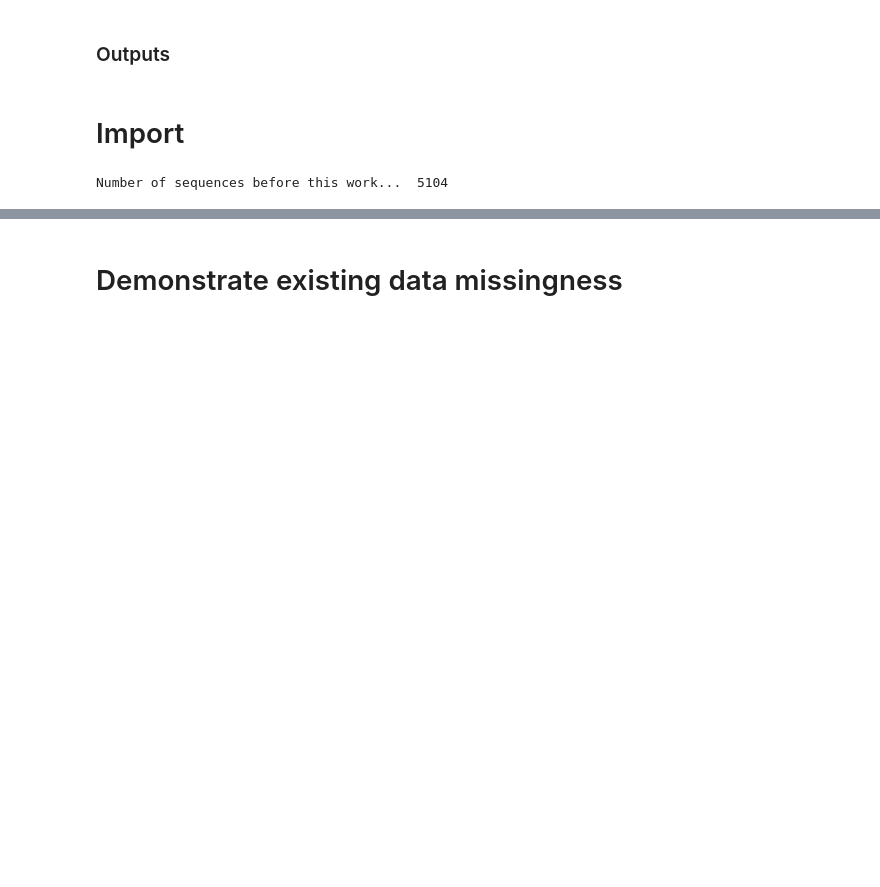
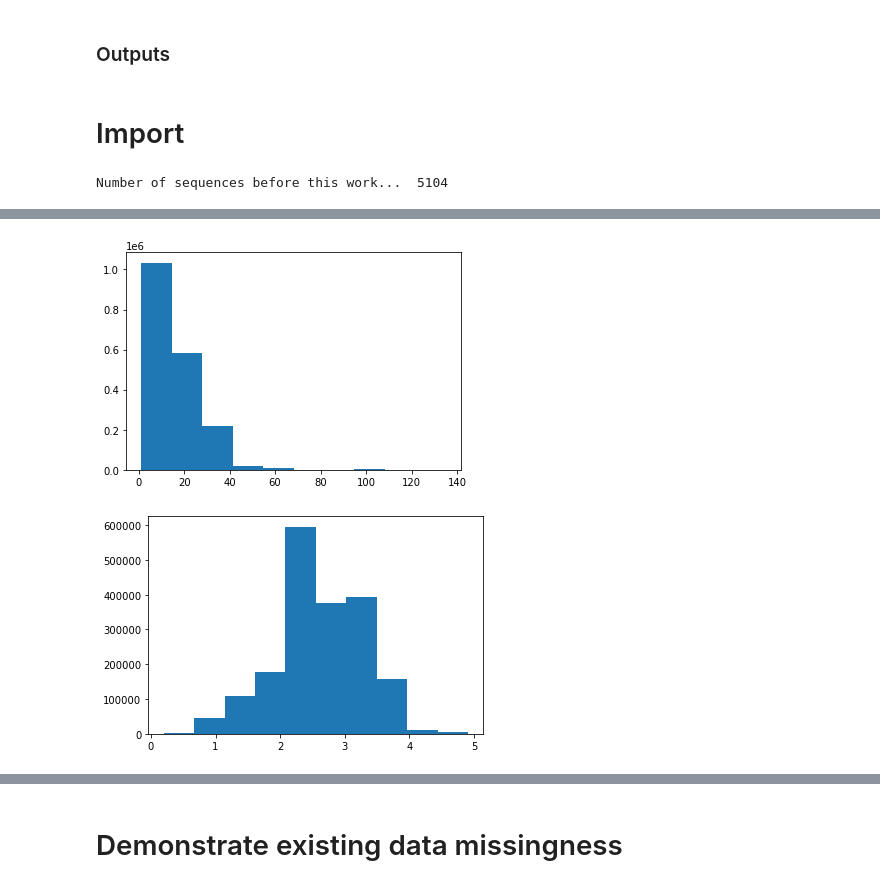
Before and after one commit to jdiaz4302/lake_ice_prediction, a Jupyter notebook: 01_process/src/C_TrainTestSplits.ipynb, the cells around one changed output, grey strips where cells are left out. Saved outputs shown, nothing was run; the diff lists cells and outputs as text; code cells hidden in the pictures; blank space fills up the shorter version.

Commit message:
add+process area+depth from TOHA

```diff
--- a/01_process/src/C_TrainTestSplits.ipynb
+++ b/01_process/src/C_TrainTestSplits.ipynb
@@ -13,6 +13,7 @@ np.random.seed(123)
 # %%
 out_dir = "../out/"
 model_ready_data_fpath = out_dir + 'model_ready_sequences.npz'
+matching_df_fpath = out_dir + "matching_sources.csv"
 
 mapping_reference = "../in/MN_ice/raw_data_from_DNR/lake_ice_id_spreadsheet.xlsx"
 # %% [markdown]
@@ -44,0 +51,3 @@ Number of sequences before this work...  5104
+# %%
+matching_df = pd.read_csv(matching_df_fpath)
+matching_df
@@ -44,0 +70,20 @@ Number of sequences before this work...  5104
+# %%
+depth_vals = np.ones([x.shape[0], x.shape[1]])
+area_vals = np.ones([x.shape[0], x.shape[1], 1])
+
+count = 0
+for dow in DOW:
+    depth_val = matching_df[matching_df['DOW'] == dow]['depth'].item()
+    area_val = matching_df[matching_df['DOW'] == dow]['area'].item()
+
+    depth_vals[count] = depth_val*depth_vals[count]
+    area_vals[count] = area_val*area_vals[count]
+
+    count += 1
+# %%
+plt.hist(depth_vals.flatten())
+plt.pause(0.0001)
+plt.hist(np.log(depth_vals.flatten()));
+# %% [output]
+[figure, added]
+[figure, added]
```
Also changed, not shown: parts of 16 cells of this notebook.
